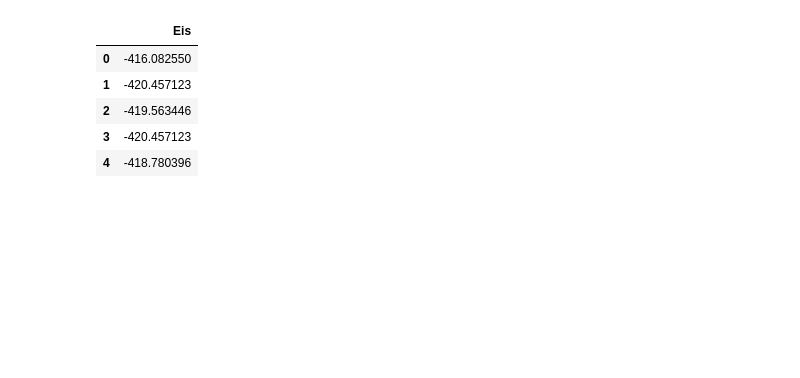
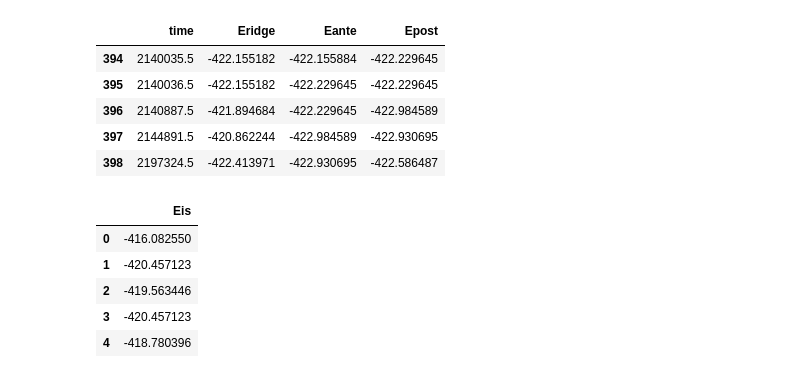
Before and after one commit to mbaityje/STRUCTURAL-GLASS, a Jupyter notebook: THERMALIZE/progs/BasinEnergy.ipynb, the cells around one changed output. Saved outputs shown, nothing was run; the diff lists cells and outputs as text; code cells hidden in the pictures; blank space fills up the shorter version.

```diff
--- a/THERMALIZE/progs/BasinEnergy.ipynb
+++ b/THERMALIZE/progs/BasinEnergy.ipynb
@@ -5,7 +5,7 @@ from matplotlib import pyplot as plt
 
 T=0.6
 
-rootdir='~/STRUCTURAL-GLASS/OUTPUT/T'+str(T)'/N65/shift/S0/chunksIS/'
+rootdir='~/STRUCTURAL-GLASS/OUTPUT/T'+str(T)+'/N65/shift/S0/chunksIS/'
 filename='elistRidge.txt'
 fullname=rootdir+filename
 df=pd.read_csv(fullname, sep=' ',header=None, names=['time','Eridge','Eante','Epost'], skiprows=1, dtype={'time':np.float64,'Eridge':np.float32,'Eante':np.float32,'Epost':np.float32,})
@@ -15,3 +14,9 @@ SyntaxError: invalid syntax (<ipython-input-11-0ede48cbc328>, line 7)
+|  | time | Eridge | Eante | Epost |
+| 394 | 2140035.5 | -422.155182 | -422.155884 | -422.229645 |
+| 395 | 2140036.5 | -422.155182 | -422.229645 | -422.229645 |
+| 396 | 2140887.5 | -421.894684 | -422.229645 | -422.984589 |
+| 397 | 2144891.5 | -420.862244 | -422.984589 | -422.930695 |
+| 398 | 2197324.5 | -422.413971 | -422.930695 | -422.586487 |
 # %%
 nlines=len(df['time'])
 dfen = pd.DataFrame(df['Eante'])
```
Also changed, not shown: parts of 2 cells of this notebook, 40 other files.
